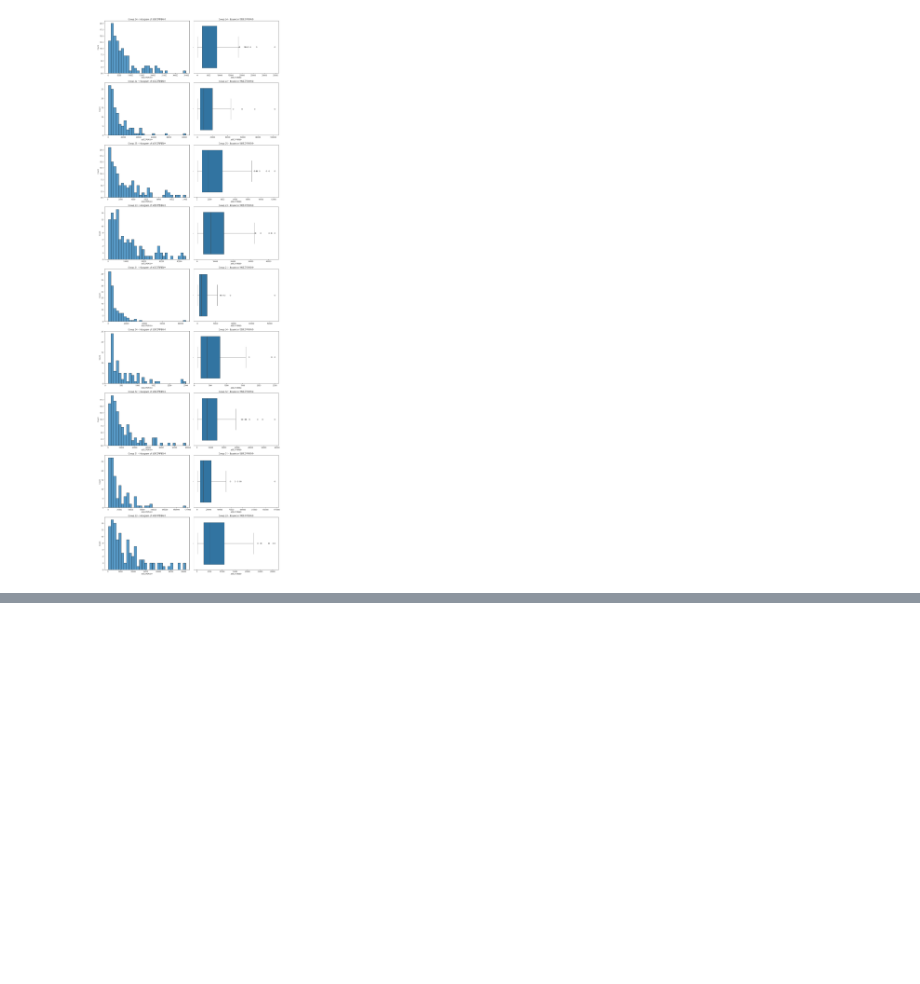
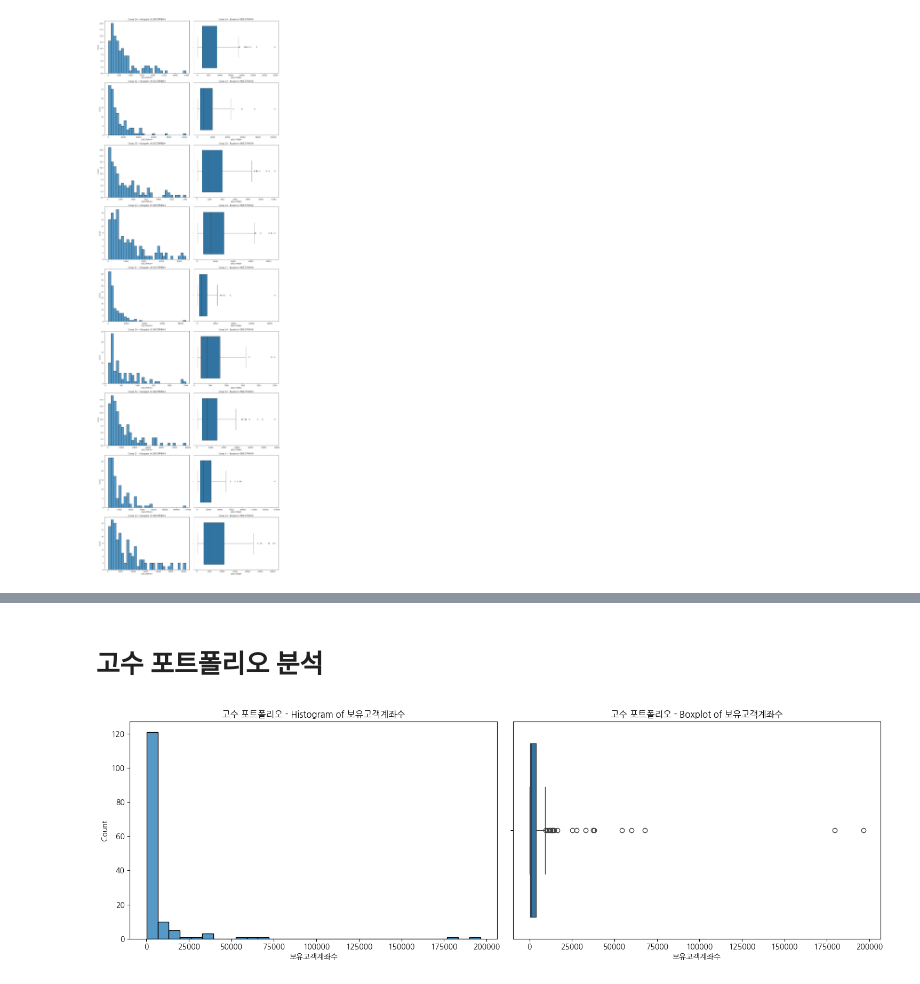
Before and after one commit to WonchanMoon/DSHY, a Jupyter notebook: EDA 실습/농협 공모전/데이터분석_업로드용.ipynb, the cells around one changed output, grey strips where cells are left out. Drawn from its saved outputs; the diff is of its cells as text; code cells hidden in the pictures; blank space fills up the shorter version.

```diff
--- a/EDA 실습/농협 공모전/데이터분석_업로드용.ipynb
+++ b/EDA 실습/농협 공모전/데이터분석_업로드용.ipynb
@@ -159,0 +255,25 @@ plt.show()
+# %% [markdown]
+# 고수 포트폴리오 분석
+# %%
+gosu_0726 = [value for key, value in groupby_dict.items() if key[0] == 20240726 and key[1] == 11][0]
+# %%
+gosu_0726 = gosu_0726[gosu_0726.index.isin(tickers)]
+# %%
+# 한글 폰트 설정
+plt.rc('font', family='NanumGothic')
+
+# 히스토그램과 박스플롯을 그리기 위한 설정
+fig, axes = plt.subplots(1, 2, figsize=(15, 5))
+
+# 히스토그램
+sns.histplot(gosu_0726['보유고객계좌수'], bins=30, ax=axes[0])
+axes[0].set_title('고수 포트폴리오 - Histogram of 보유고객계좌수')
+
+# 박스플롯
+sns.boxplot(x=gosu_0726['보유고객계좌수'], ax=axes[1])
+axes[1].set_title('고수 포트폴리오 - Boxplot of 보유고객계좌수')
+
+plt.tight_layout()
+plt.show()
+# %% [output]
+[figure, added]
```
Also changed, not shown: parts of 9 cells of this notebook.
